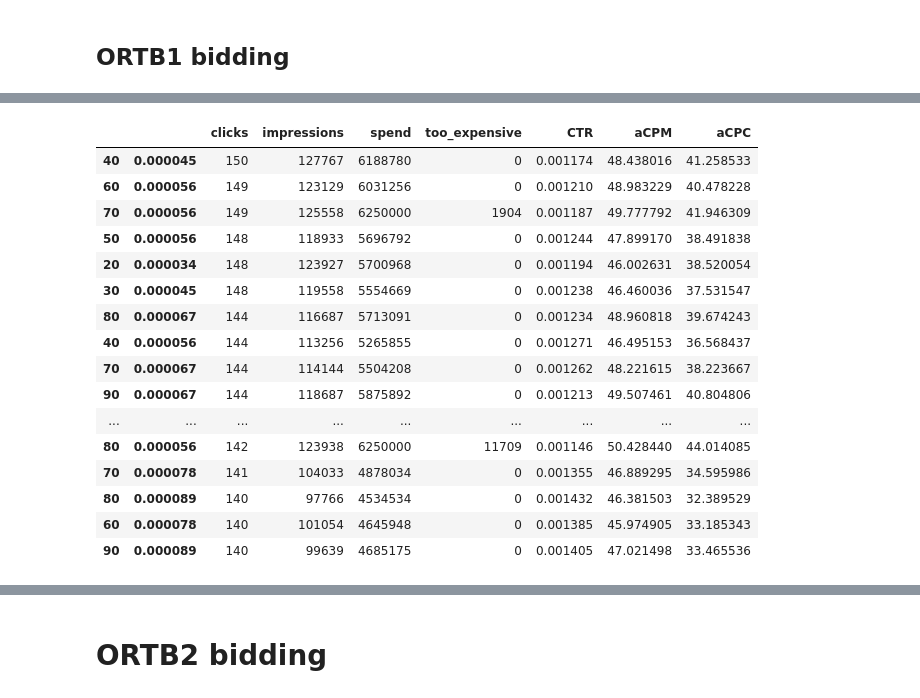
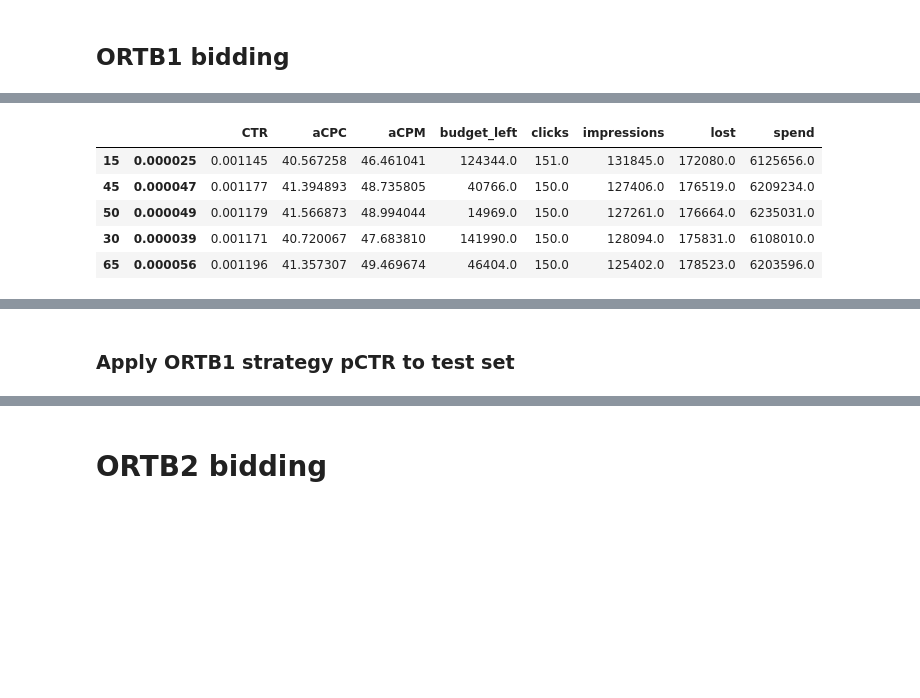
Before and after one commit to FaizalNafis/maai_bid_strategy, a Jupyter notebook: Q3.ipynb, the cells around one changed output, grey strips where cells are left out. Cells and saved outputs as stored; diff of their text form; code cells hidden in the pictures; blank space fills up the shorter version.

```diff
--- a/Q3.ipynb
+++ b/Q3.ipynb
@@ -66,6 +70,8 @@ X_resampled, y_resampled = pickle.load(open( "resampled", "rb" ))
 
 y_validate_true = validation['click'].values
 X_validate = validation.drop(columns=['click', 'payprice'])
+
+test = pd.read_hdf('preprocessed.h5', 'test')
 # %%
 %%time
 random_seed = 4448
@@ -110,9 +117,0 @@ done
-# %%
-for c in [1e-5, 1e-4, 1e-3, 1e-2, 0.1, 1]:
-
-    lr = LogisticRegression(solver='lbfgs', max_iter=500, C=c, n_jobs=-1)
-    lr.fit(X_train, y_train)
-
-    y_validate_prob = lr.predict_proba(X_validate)
-    print('For C {} Log loss {}'.format(c, log_loss(y_validate_true, y_validate_prob)))
-    print('For C {} ROC AUC {}'.format(c, roc_auc_score(y_validate_true, y_validate_prob[:,1])))
@@ -224,18 +181,19 @@ X_test = test.drop(columns=['click', 'payprice'])
 y_test_prob = lr.predict_proba(X_test)
 avgCTR = click / (no_click + click)
 
-base_bid = 3.52
 pCTR_test = y_test_prob[:, 1]
 
-bid_strategy = lambda base_bid: (base_bid * (pCTR_test / avgCTR))
+bids = BidStrategy.linear_bidding(pCTR_test, avgCTR, 3.52)
 
 # get bid id's
 test_raw = pd.read_csv('../we_data/test.csv')
 
 # export to file
-df_bids = pd.DataFrame(np.round(bid_strategy(base_bid),1), index=test_raw['bidid'].values, columns=['bidprice'])
+df_bids = pd.DataFrame(np.round(bids,1), index=test_raw['bidid'].values, columns=['bidprice'])
 df_bids.index.name = 'bidid'
 df_bids = df_bids.reset_index()
 
-df_bids.to_csv('bid_attemnt.csv', index=False)
+file = 'bid_attemnt_lr_linear_{}.csv'.format(time.strftime('%Y-%m-%d_%H:%M:%S'))
+
+df_bids.to_csv(file, index=False)
 # %% [output]
@@ -307,0 +204,20 @@ Wall time: 7min 34s
+# %%
+%%time
+lamda_range = np.linspace(1e-6, 1e-4, num=50) #50
+const_range = np.arange(10, 100, 5) #5
+parameter_grid = [(x,i) for x in const_range for i in lamda_range]
+
+results_ortb1 = {}
+
+# find optimal base_bid
+for const, lamda in tqdm(parameter_grid):
+    index = (const, lamda)
+
+    agent = BiddingAgent(6250*1000, environment)
+    bids = BidStrategy.ortb1(pCTR_val, const, lamda)
+
+    agent.simulate(bids)
+    results_ortb1[index] = agent.statistics()
+
+results_ortb1 = pd.DataFrame(results_ortb1).T
+print('done')
@@ -308,22 +228,11 @@ Wall time: 7min 34s
 # %%
-statistics.sort_values('clicks', ascending=False).head(20)
+results_ortb1.sort_values('clicks', ascending=False).head(5)
 # %% [output]
-|  |  | clicks | impressions | spend | too_expensive | CTR | aCPM | aCPC |
-| 40 | 0.000045 | 150 | 127767 | 6188780 | 0 | 0.001174 | 48.438016 | 41.258533 |
-| 60 | 0.000056 | 149 | 123129 | 6031256 | 0 | 0.001210 | 48.983229 | 40.478228 |
-| 70 | 0.000056 | 149 | 125558 | 6250000 | 1904 | 0.001187 | 49.777792 | 41.946309 |
-| 50 | 0.000056 | 148 | 118933 | 5696792 | 0 | 0.001244 | 47.899170 | 38.491838 |
-| 20 | 0.000034 | 148 | 123927 | 5700968 | 0 | 0.001194 | 46.002631 | 38.520054 |
-| 30 | 0.000045 | 148 | 119558 | 5554669 | 0 | 0.001238 | 46.460036 | 37.531547 |
-| 80 | 0.000067 | 144 | 116687 | 5713091 | 0 | 0.001234 | 48.960818 | 39.674243 |
-| 40 | 0.000056 | 144 | 113256 | 5265855 | 0 | 0.001271 | 46.495153 | 36.568437 |
-| 70 | 0.000067 | 144 | 114144 | 5504208 | 0 | 0.001262 | 48.221615 | 38.223667 |
-| 90 | 0.000067 | 144 | 118687 | 5875892 | 0 | 0.001213 | 49.507461 | 40.804806 |
-| ... | ... | ... | ... | ... | ... | ... | ... | ... |
-| 80 | 0.000056 | 142 | 123938 | 6250000 | 11709 | 0.001146 | 50.428440 | 44.014085 |
-| 70 | 0.000078 | 141 | 104033 | 4878034 | 0 | 0.001355 | 46.889295 | 34.595986 |
-| 80 | 0.000089 | 140 | 97766 | 4534534 | 0 | 0.001432 | 46.381503 | 32.389529 |
-| 60 | 0.000078 | 140 | 101054 | 4645948 | 0 | 0.001385 | 45.974905 | 33.185343 |
-| 90 | 0.000089 | 140 | 99639 | 4685175 | 0 | 0.001405 | 47.021498 | 33.465536 |
+|  |  | CTR | aCPC | aCPM | budget_left | clicks | impressions | lost | spend |
+| 15 | 0.000025 | 0.001145 | 40.567258 | 46.461041 | 124344.0 | 151.0 | 131845.0 | 172080.0 | 6125656.0 |
+| 45 | 0.000047 | 0.001177 | 41.394893 | 48.735805 | 40766.0 | 150.0 | 127406.0 | 176519.0 | 6209234.0 |
+| 50 | 0.000049 | 0.001179 | 41.566873 | 48.994044 | 14969.0 | 150.0 | 127261.0 | 176664.0 | 6235031.0 |
+| 30 | 0.000039 | 0.001171 | 40.720067 | 47.683810 | 141990.0 | 150.0 | 128094.0 | 175831.0 | 6108010.0 |
+| 65 | 0.000056 | 0.001196 | 41.357307 | 49.469674 | 46404.0 | 150.0 | 125402.0 | 178523.0 | 6203596.0 |
 # %%
 x = np.linspace(1e-2, 1)
@@ -342,3 +247,5 @@ plt.legend()
 plt.show()
 # %% [output]
 [drawing not drawn]
+# %% [markdown]
+### Apply ORTB1 strategy pCTR to test set
```
Also changed, not shown: parts of 23 cells of this notebook.
